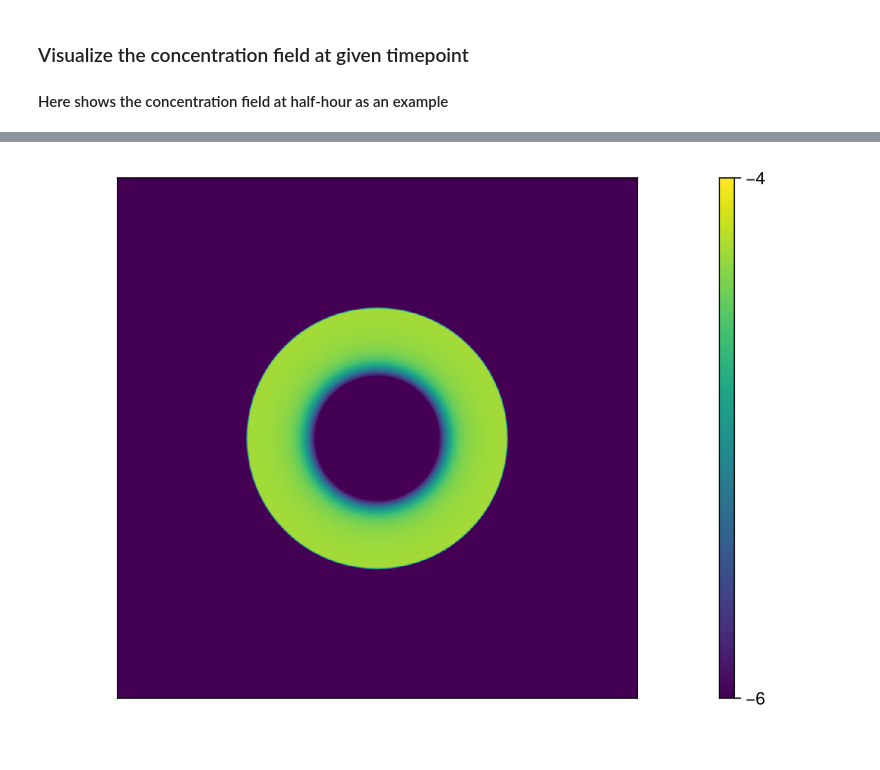
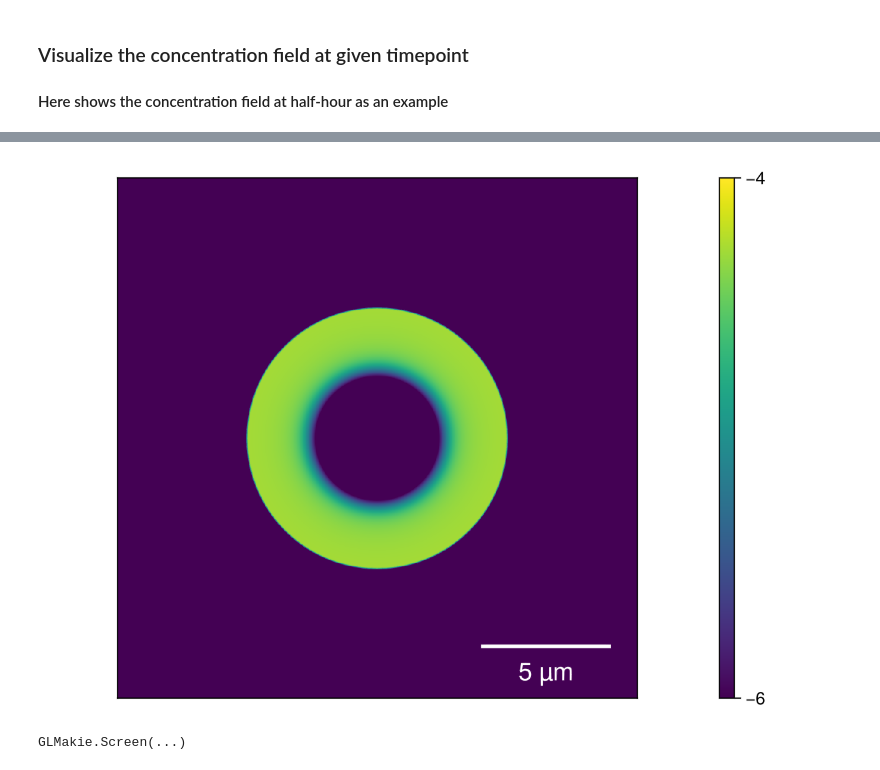
Before and after one commit to Fudenberg-Research-Group/Ab-trapping, a Jupyter notebook: result_visualization.ipynb, the cells around one changed output, grey strips where cells are left out. Drawn from its saved outputs; the diff is of its cells as text; code cells hidden in the pictures.

Commit message:
modify visualization

```diff
--- a/result_visualization.ipynb
+++ b/result_visualization.ipynb
@@ -18,5 +38,5 @@ using Interpolations
 # %%
-df_load = CSV.read("/Users/xcyan/Brown Dropbox/Xingchi Yan/Transfer_Files/Chromatin_Biophysics/Antibody_Draft/antibody_julia/change_on/1210_change_on_Rodas5P_75/diffuse_spherical_sol_on_16_9.csv", DataFrame);
+df_load = CSV.read("/Users/xcyan/Brown Dropbox/Xingchi Yan/Transfer_Files/Chromatin_Biophysics/Antibody_Draft/antibody_julia/change_on/1210_change_on_Rodas5P_75/diffuse_spherical_sol_on_16_11.csv", DataFrame);
 # %%
 function extract_data(u_data::Vector{String}, time, indicator)
     # Step 1: Remove the square brackets and split the string by semicolons into rows
@@ -146,3 +129,0 @@ writedlm("concentration_array.txt", data_sub_plt)
-# %%
-x = readdlm("x_array.txt")  # Load data as an array
-data_half_hour = readdlm("concentration_array.txt")  # Load data as an array
@@ -167,6 +130,8 @@ data_half_hour = readdlm("concentration_array.txt")  # Load data as an array
 # %%
 # Assuming x and data_1_2 are arrays
-x_sub = x[1:Int(length(data_half_hour))]  # Select the first 'length(data_1_2)' elements from x
-data_half_hour_sub = data_half_hour[1:Int(length(data_1_2))]  # Select the first 'length(data_1_2)' elements from data_1_2
+data_sub_plt = max.(profile_half_hour_filtered, 0);
+x_sub = rgrid_filtered[1:Int(length(data_sub_plt))];  # Select the first 'length(data_1_2)' elements from x
+# Select the first 'length(data_1_2)' elements from data_1_2
 # For the first 10% of data: total length 75um, 10% is 7.5um
-data_half_hour_10_percent = data_half_hour[1:Int(0.1 * length(data_half_hour))]  # Select first 10% of the data
+# data_half_hour_10_percent = data_sub_plt[1:Int(0.1 * length(data_sub_plt))]  # Select first 10% of the data
+data_half_hour_sub = data_sub_plt[1:Int(length(data_sub_plt))];
@@ -207,8 +154,8 @@ function apply_function_to_radius(radius_image, func)
     return func.(radius_image)
 end
 
-x_sub_plt_center = x[1:length(data_half_hour)]
-data_sub_plt_center = data_half_hour[1:length(data_half_hour)]
+x_sub_plt_center = rgrid_filtered[1:length(data_half_hour_sub)]
+data_sub_plt_center = data_half_hour_sub[1:length(data_half_hour_sub)]
 
 # Create interpolation function
 interp = LinearInterpolation(x_sub_plt_center, data_sub_plt_center, extrapolation_bc=Line())
@@ -220,4 +167,4 @@ result_image = apply_function_to_radius(radius_image, interp)
 result_image = max.(result_image, 0)
 # Take log of the image for display
 small_constant = 1e-15
-result_image_log = log10.(result_image .+ small_constant)
+result_image_log = log10.(result_image .+ small_constant);
@@ -242,18 +171,40 @@ result_image_log = log10.(result_image .+ small_constant)
 # %%
-# Make sure GLMakie is loaded
-using GLMakie
-
 # Create a figure
 fig = Figure()
 # Create an axis
 ax = Axis(fig[1, 1], aspect=DataAspect())
 # Create the heatmap using GLMakie's heatmap function, using a scale bar of range (-6, -4), may change
 hm = GLMakie.heatmap!(ax, result_image_log, colorrange=(-6, -4))
 # Remove decorations
 hidedecorations!(ax)
 # Add colorbar
 cbar = Colorbar(fig[1, 2], hm, ticks=[-6, -4])
+# Add text "log c_{AB}" next to the colorbar
+annotate!(fig[1, 2], (1.05, 0.5), "log c_{AB}", color=:black, fontsize=12, align=:left)
 # Display the figure
-fig
+
+# Add scale bar
+scalebar_length = 1000/4  # Length in data units (µm)
+scalebar_position_x = 700
+scalebar_position_y = 100
+scalebar_height = 10 # Thickness of the bar
+
+# Draw the scale bar line
+lines!(ax,
+      [scalebar_position_x, scalebar_position_x + scalebar_length],
+      [scalebar_position_y, scalebar_position_y],
+      color=:white, linewidth=3)
+
+# Add the scale bar text
+text!(ax,
+     scalebar_position_x + scalebar_length/2,
+     scalebar_position_y - scalebar_height*2,
+     text="5 µm",
+     color=:white,
+     align=(:center, :top),
+     fontsize=20)
+
+display(fig)
 # %% [output]
-[figure, old version]
+[figure, new version]
+GLMakie.Screen(...)
```
Also changed, not shown: parts of 9 cells of this notebook.
